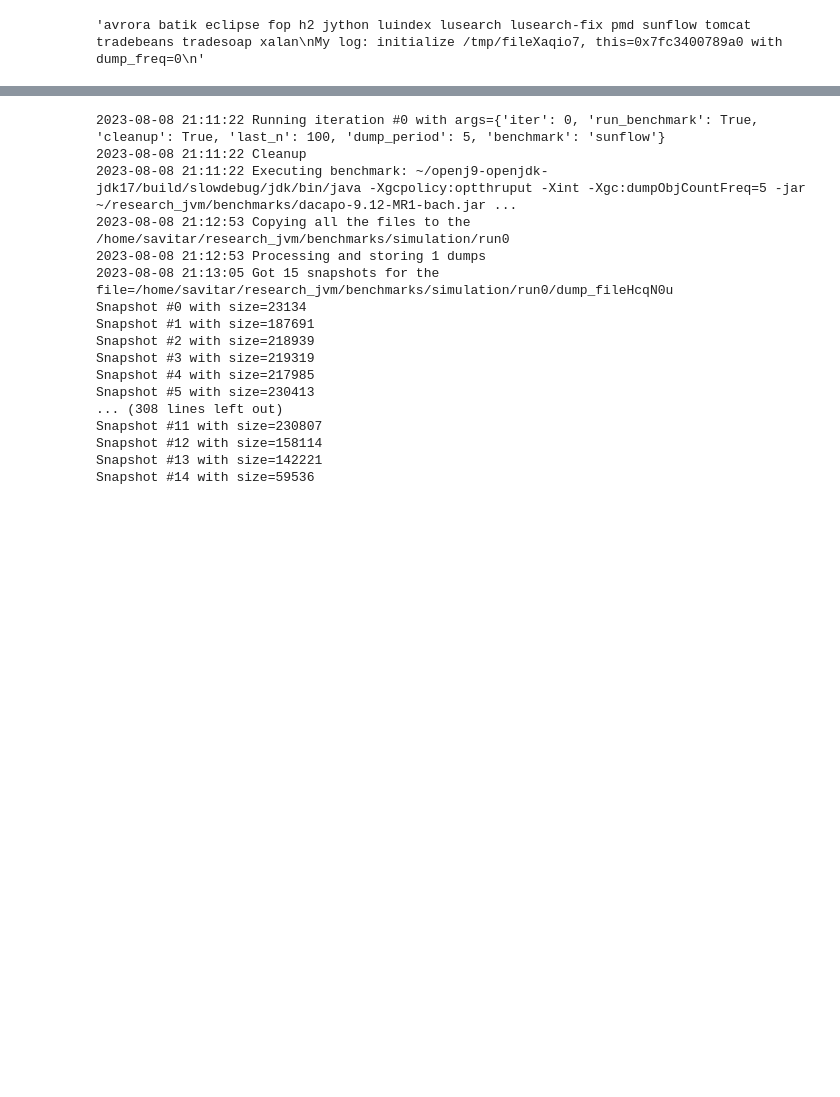
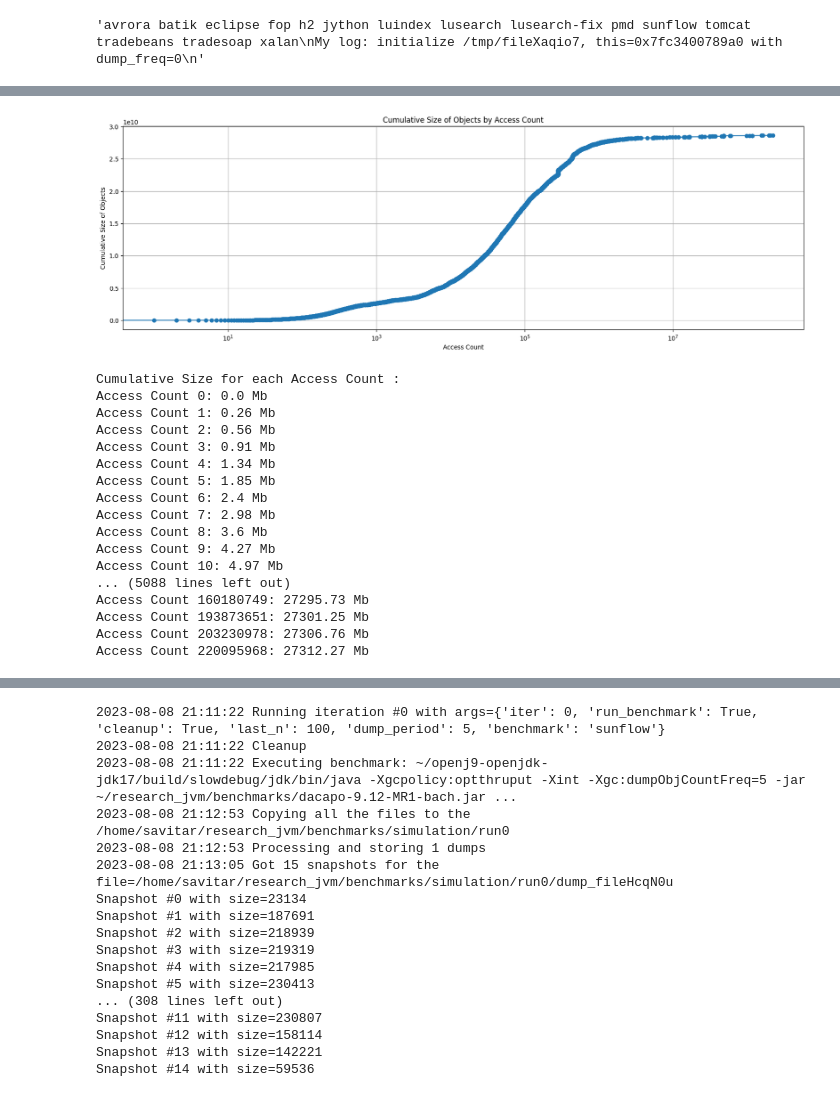
Before and after one commit to Pilipets/Cold-Objects-Detection-openj9, a Jupyter notebook: scripts/results.ipynb, the cells around one changed output, grey strips where cells are left out. Cells and saved outputs as stored; diff of their text form; code cells hidden in the pictures; blank space fills up the shorter version.

```diff
--- a/scripts/results.ipynb
+++ b/scripts/results.ipynb
@@ -408,3 +520,24 @@ Bin 132-4218186590: 23284 objects
+# %%
+display_cumulative_sizes([obj for obj in snap if obj.typ != 'array'])
+# %% [output]
+[figure, added]
+Cumulative Size for each Access Count :
+Access Count 0: 0.0 Mb
+Access Count 1: 0.26 Mb
+Access Count 2: 0.56 Mb
+Access Count 3: 0.91 Mb
+Access Count 4: 1.34 Mb
+Access Count 5: 1.85 Mb
+Access Count 6: 2.4 Mb
+Access Count 7: 2.98 Mb
+Access Count 8: 3.6 Mb
+Access Count 9: 4.27 Mb
+Access Count 10: 4.97 Mb
+... (5088 lines left out)
+Access Count 160180749: 27295.73 Mb
+Access Count 193873651: 27301.25 Mb
+Access Count 203230978: 27306.76 Mb
+Access Count 220095968: 27312.27 Mb
 # %%
 # The flow
 
```
Also changed, not shown: parts of 12 cells of this notebook, 1 other file.
